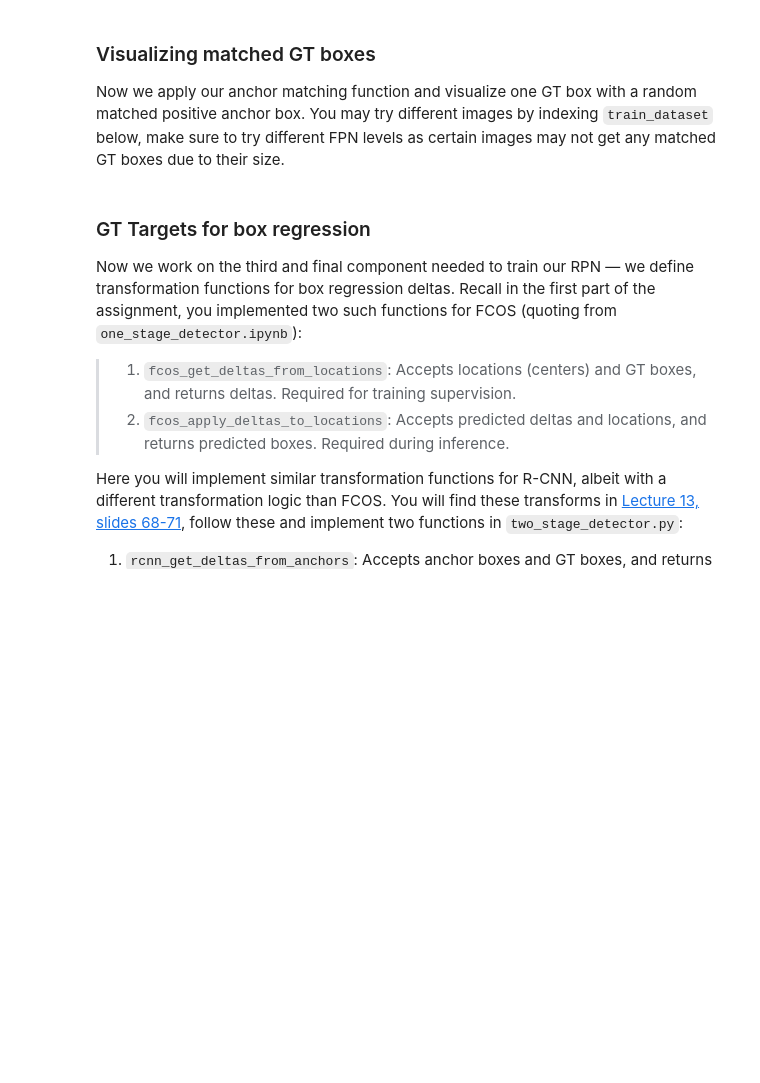
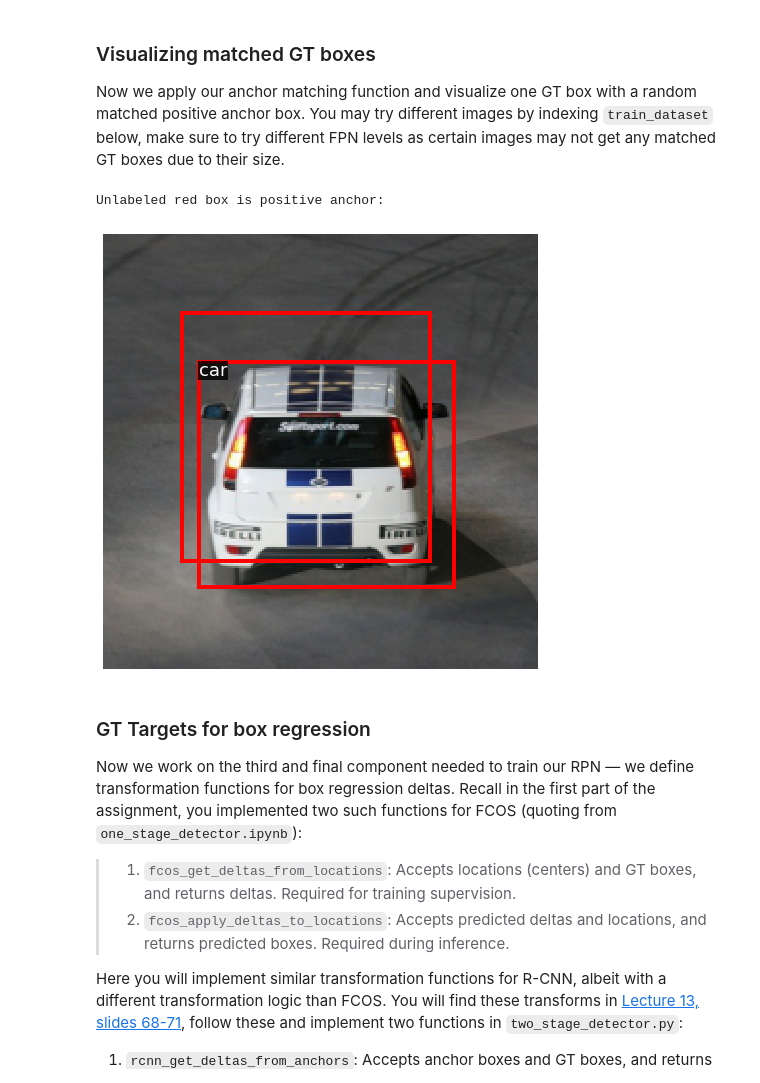
Before and after one commit to grygry12345/DLCV-EECS498, a Jupyter notebook: A4/two_stage_detector.ipynb, the cells around one changed output. Cells and saved outputs as stored; diff of their text form; code cells hidden in the pictures; blank space fills up the shorter version.

```diff
--- a/A4/two_stage_detector.ipynb
+++ b/A4/two_stage_detector.ipynb
@@ -44,7 +46,7 @@ import sys
 
 # TODO: Fill in the Google Drive path where you uploaded the assignment
 # Example: If you create a 2022WI folder and put all the files under A4 folder, then "2022WI/A4"
-GOOGLE_DRIVE_PATH_AFTER_MYDRIVE = None
+GOOGLE_DRIVE_PATH_AFTER_MYDRIVE = "EECS498/A4"
 GOOGLE_DRIVE_PATH = os.path.join("drive", "My Drive", GOOGLE_DRIVE_PATH_AFTER_MYDRIVE)
 print(os.listdir(GOOGLE_DRIVE_PATH))
 
@@ -129,23 +158,15 @@ BATCH_SIZE = 16
 IMAGE_SHAPE = (224, 224)
 NUM_WORKERS = multiprocessing.cpu_count()
 # %%
-# uncomment below to use the mirror link if the original link is broken and move it to GOOGLE_DRIVE_PATH
-# !wget https://web.eecs.umich.edu/~justincj/data/VOCtrainval_06-Nov-2007.tar
-# import shutil
-# shutil.move("VOCtrainval_06-Nov-2007.tar", os.path.join(GOOGLE_DRIVE_PATH, "VOCtrainval_06-Nov-2007.tar"))
 from a4_helper import VOC2007DetectionTiny
 
-
 # NOTE: Set `download=True` for the first time when you set up Google Drive folder.
-# It will automatically download VOC 2007 dataset. Turn it back to `False` later
-# for faster execution in the future.
+# Turn it back to `False` later for faster execution in the future.
+# If this hangs, download and place data in your drive manually as shown in `one_stage_detector.ipynb`.
 train_dataset = VOC2007DetectionTiny(
     GOOGLE_DRIVE_PATH, "train", image_size=IMAGE_SHAPE[0],
     download=False  # True (for the first time)
 )
-val_dataset = VOC2007DetectionTiny(
-    GOOGLE_DRIVE_PATH, "val", image_size=IMAGE_SHAPE[0],
-    download=False  # True (for the first time)
-)
+val_dataset = VOC2007DetectionTiny(GOOGLE_DRIVE_PATH, "val", image_size=IMAGE_SHAPE[0])
 
 print(f"Dataset sizes: train ({len(train_dataset)}), val ({len(val_dataset)})")
@@ -382,37 +462,39 @@ locations = get_fpn_location_coords(
     strides_per_fpn_level={FPN_LEVEL: FPN_STRIDE}
 )
 # Generate anchors for these locations.
 anchors = generate_fpn_anchors(
     locations_per_fpn_level=locations,
     strides_per_fpn_level={FPN_LEVEL: FPN_STRIDE},
     stride_scale=8,  # Default value used by Faster R-CNN
     aspect_ratios=[0.5, 1.0, 2.0],
 )
 
-
-matched_boxes_per_fpn_level = rcnn_match_anchors_to_gt(
-    anchors, gt_boxes, iou_thresholds=(0.3, 0.6)
+matched_gt_boxes = rcnn_match_anchors_to_gt(
+    anchors[FPN_LEVEL], gt_boxes, iou_thresholds=(0.3, 0.6)
 )
 
 # Flatten anchors and matched boxes:
 anchors_p4 = anchors[FPN_LEVEL].view(-1, 4)
-matched_boxes_p4 = matched_boxes_per_fpn_level[FPN_LEVEL].view(-1, 5)
+matched_boxes_p4 = matched_gt_boxes.view(-1, 5)
 
 # Visualize one selected anchor and its matched GT box.
 # NOTE: Run this cell multiple times to see different matched anchors. For car
 # image, p3/5 will not work because the GT box was already assigned to p4.
 fg_idxs_p4 = (matched_boxes_p4[:, 4] > 0).nonzero()
 fg_idx = random.choice(fg_idxs_p4)
 
 # Combine both boxes for visualization:
 dummy_vis_boxes = [anchors_p4[fg_idx][0], matched_boxes_p4[fg_idx][0]]
 
 print("Unlabeled red box is positive anchor:")
 detection_visualizer(
     inverse_norm(image),
     val_dataset.idx_to_class,
     bbox=dummy_vis_boxes,
 )
+# %% [output]
+Unlabeled red box is positive anchor:
+[figure, added]
 # %% [markdown]
 ### GT Targets for box regression
 
```
Also changed, not shown: parts of 31 cells of this notebook, 5 other files.
